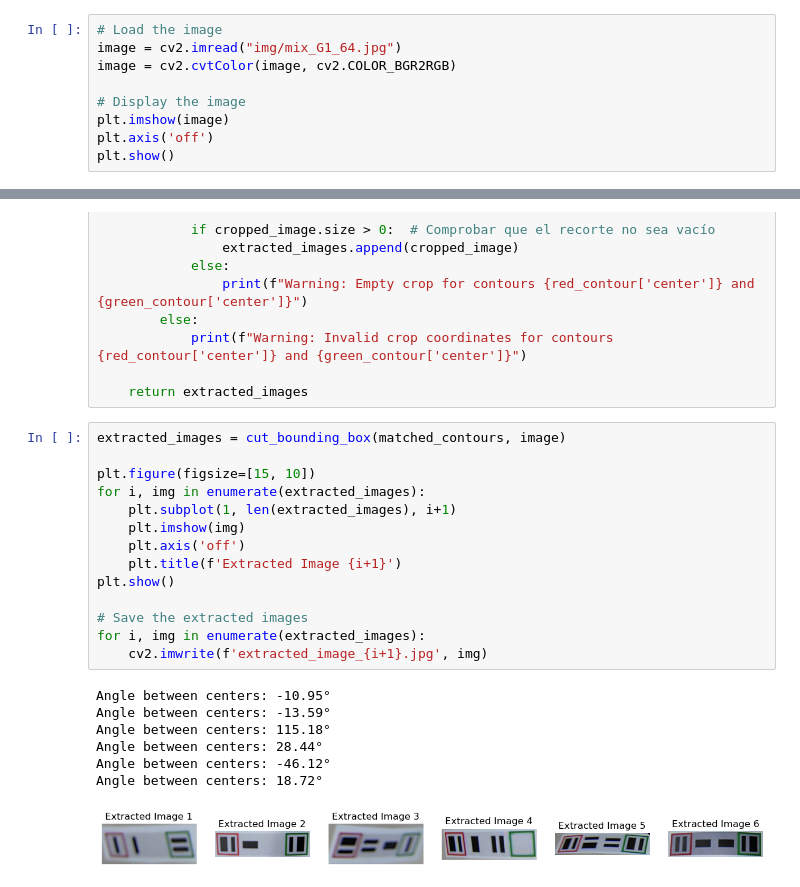
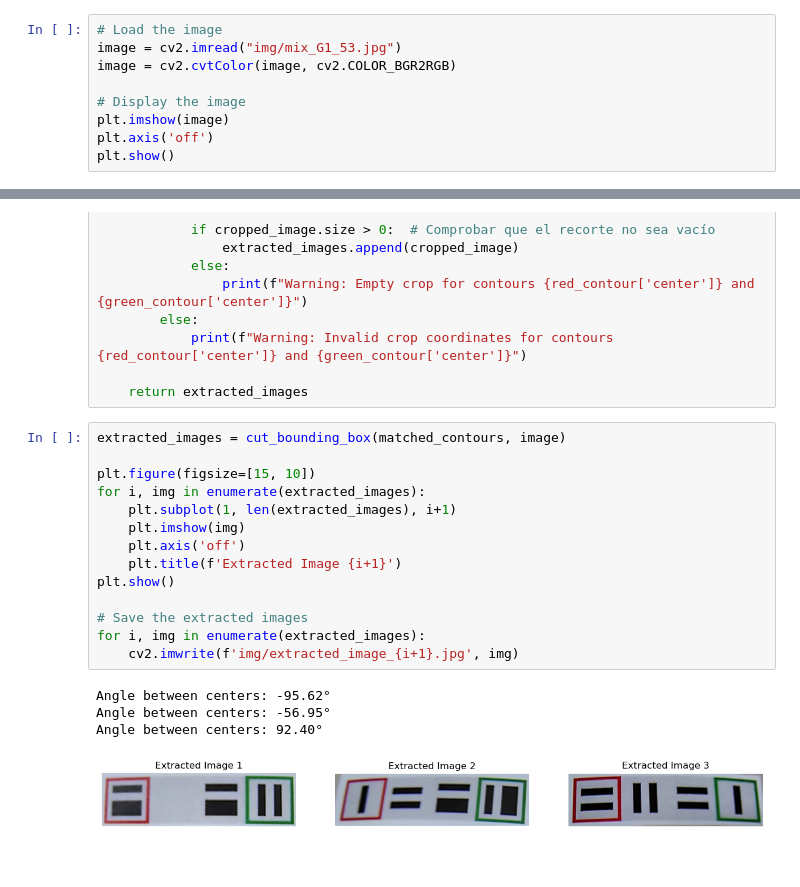
Before and after one commit to miguelable/PSM_OpenCV, a Jupyter notebook: segmentation.ipynb, the cells around one changed output, grey strips where cells are left out. Cells and saved outputs as stored; diff of their text form; blank space fills up the shorter version.

```diff
--- a/segmentation.ipynb
+++ b/segmentation.ipynb
@@ -11,7 +11,7 @@ from sklearn.preprocessing import MinMaxScaler
 %matplotlib inline
 # %%
 # Load the image
-image = cv2.imread("img/mix_G1_64.jpg")
+image = cv2.imread("img/mix_G1_53.jpg")
 image = cv2.cvtColor(image, cv2.COLOR_BGR2RGB)
 
 # Display the image
@@ -337,22 +334,19 @@ def cut_bounding_box(matched_contours, image):
 # %%
 extracted_images = cut_bounding_box(matched_contours, image)
 
 plt.figure(figsize=[15, 10])
 for i, img in enumerate(extracted_images):
     plt.subplot(1, len(extracted_images), i+1)
     plt.imshow(img)
     plt.axis('off')
     plt.title(f'Extracted Image {i+1}')
 plt.show()
 
 # Save the extracted images
 for i, img in enumerate(extracted_images):
-    cv2.imwrite(f'extracted_image_{i+1}.jpg', img)
+    cv2.imwrite(f'img/extracted_image_{i+1}.jpg', img)
 # %% [output]
-Angle between centers: -10.95°
-Angle between centers: -13.59°
-Angle between centers: 115.18°
-Angle between centers: 28.44°
-Angle between centers: -46.12°
-Angle between centers: 18.72°
+Angle between centers: -95.62°
+Angle between centers: -56.95°
+Angle between centers: 92.40°
-[figure, old version]
+[figure, new version]
```
Also changed, not shown: parts of 6 cells of this notebook, 11 other files.
